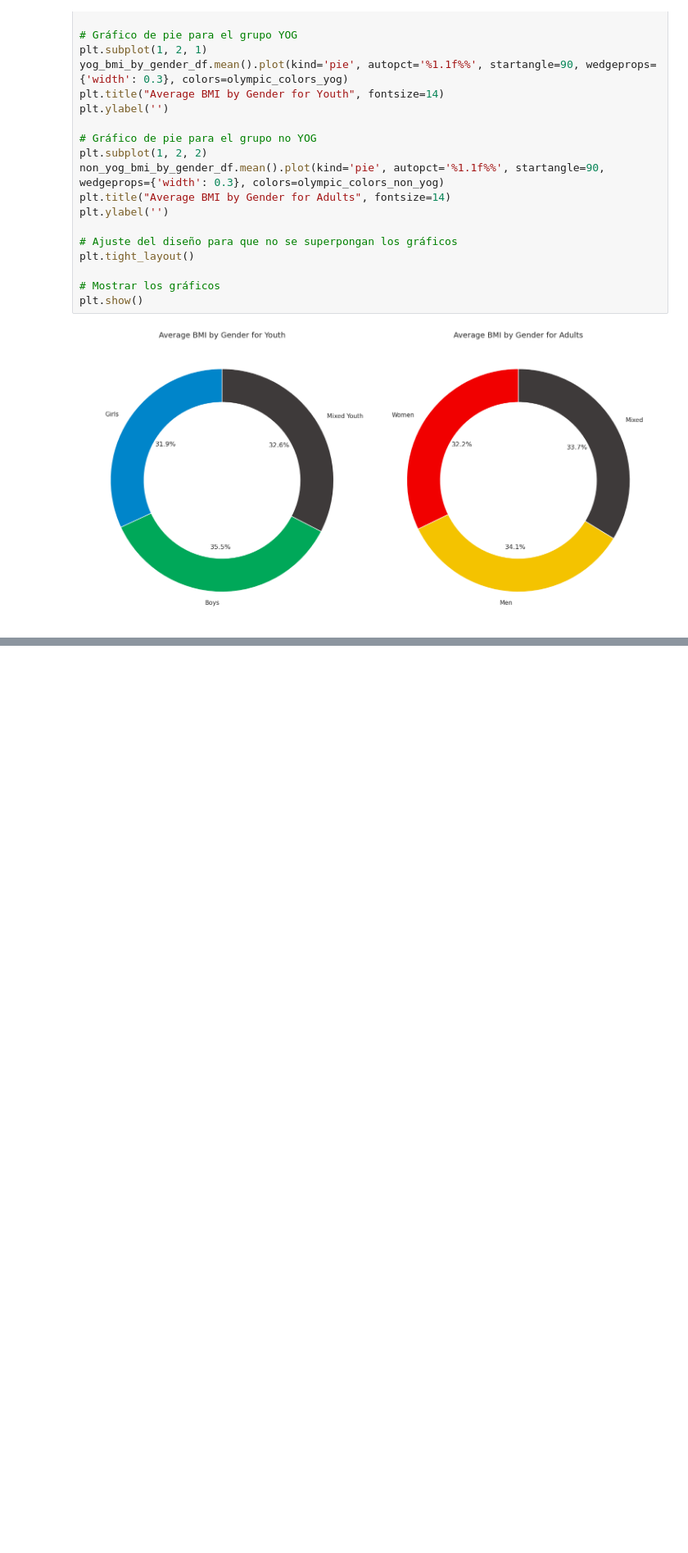
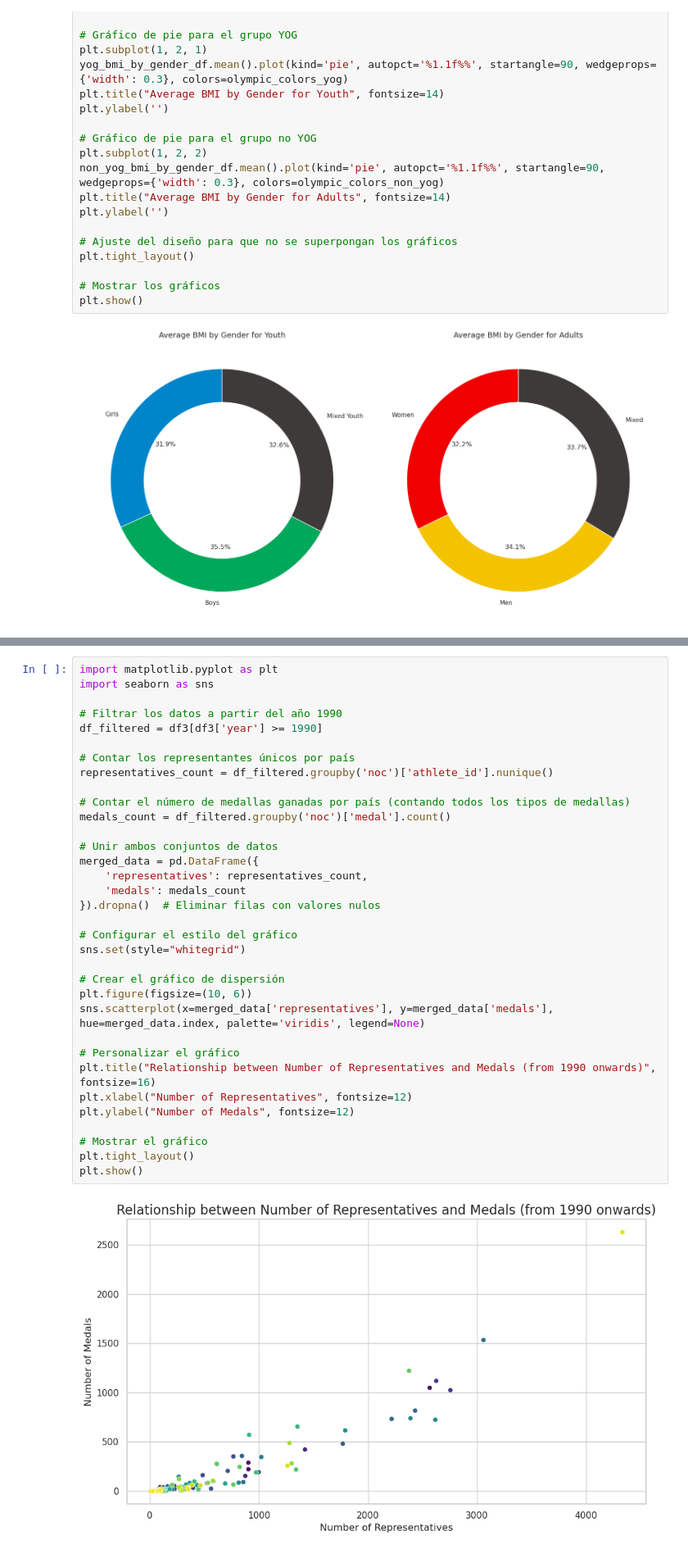
Before and after one commit to zoraidafalcon/Second-Proyect, a Jupyter notebook: Olimpic_Games.ipynb, the cells around one changed output, grey strips where cells are left out. Shown at 82% size. Cells and saved outputs as stored; diff of their text form; blank space fills up the shorter version.

```diff
--- a/Olimpic_Games.ipynb
+++ b/Olimpic_Games.ipynb
@@ -1477,0 +1509,36 @@ plt.show()
+# %%
+import matplotlib.pyplot as plt
+import seaborn as sns
+
+# Filtrar los datos a partir del año 1990
+df_filtered = df3[df3['year'] >= 1990]
+
+# Contar los representantes únicos por país
+representatives_count = df_filtered.groupby('noc')['athlete_id'].nunique()
+
+# Contar el número de medallas ganadas por país (contando todos los tipos de medallas)
+medals_count = df_filtered.groupby('noc')['medal'].count()
+
+# Unir ambos conjuntos de datos
+merged_data = pd.DataFrame({
+    'representatives': representatives_count,
+    'medals': medals_count
+}).dropna()  # Eliminar filas con valores nulos
+
+# Configurar el estilo del gráfico
+sns.set(style="whitegrid")
+
+# Crear el gráfico de dispersión
+plt.figure(figsize=(10, 6))
+sns.scatterplot(x=merged_data['representatives'], y=merged_data['medals'], hue=merged_data.index, palette='viridis', legend=None)
+
+# Personalizar el gráfico
+plt.title("Relationship between Number of Representatives and Medals (from 1990 onwards)", fontsize=16)
+plt.xlabel("Number of Representatives", fontsize=12)
+plt.ylabel("Number of Medals", fontsize=12)
+
+# Mostrar el gráfico
+plt.tight_layout()
+plt.show()
+# %% [output]
+[figure, added]
```
Also changed, not shown: parts of 11 cells of this notebook, 1 other file.
